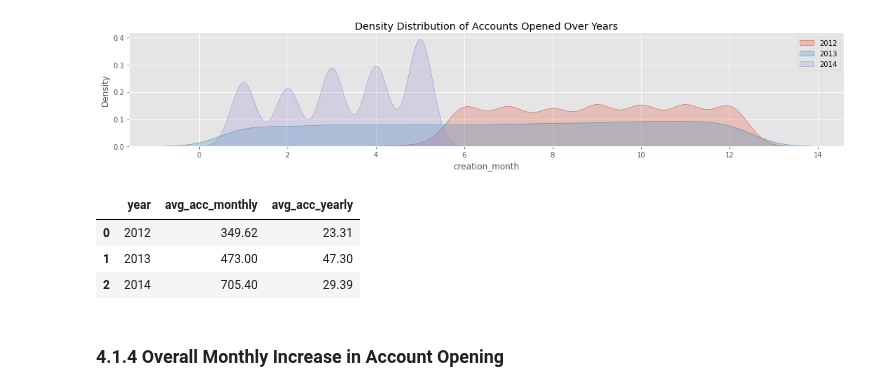
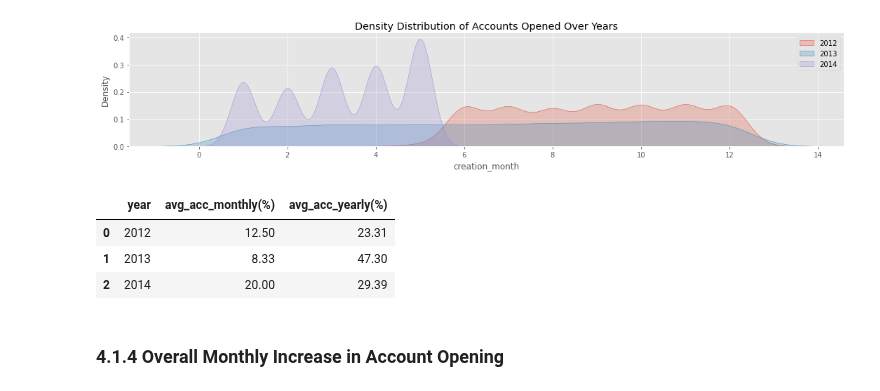
Before and after one commit to Jeyramana/GUVI_Assignments, a Jupyter notebook: Assignment_3/user.ipynb, the cells around one changed output. Cells and saved outputs as stored; diff of their text form; code cells hidden in the pictures.

Commit message:
account creation analysis observation done

```diff
--- a/Assignment_3/user.ipynb
+++ b/Assignment_3/user.ipynb
@@ -583,24 +583,27 @@ plt.show()
 # %%
 # Year 2012
 avg_acc_12 = df_2012.accounts_opened.sum()/df_2012.index.nunique()
+avg_acc_12 = avg_acc_12/df_2012.accounts_opened.sum() *100
 avg_acc_y12 = df_2012.accounts_opened.sum()/df1.shape[0] * 100
 # Year 2013
 avg_acc_13 = df_2013.accounts_opened.sum()/df_2013.index.nunique()
+avg_acc_13 = avg_acc_13/df_2013.accounts_opened.sum() *100
 avg_acc_y13 = df_2013.accounts_opened.sum()/df1.shape[0] * 100
 # Year 2014
 avg_acc_14 = df_2014.accounts_opened.sum()/df_2014.index.nunique()
+avg_acc_14 = avg_acc_14/df_2014.accounts_opened.sum() *100
 avg_acc_y14 = df_2014.accounts_opened.sum()/df1.shape[0] * 100
 
 avg_acc_mon = [avg_acc_12, avg_acc_13, avg_acc_14]
 avg_acc_year = [avg_acc_y12, avg_acc_y13, avg_acc_y14]
 
 total_average = pd.DataFrame({'year' : [2012, 2013, 2014],
-                             'avg_acc_monthly': avg_acc_mon,
-                             'avg_acc_yearly': avg_acc_year})
+                             'avg_acc_monthly(%)': avg_acc_mon,
+                             'avg_acc_yearly(%)': avg_acc_year})
 total_average.round(2)
 # %% [output]
-|  | year | avg_acc_monthly | avg_acc_yearly |
-| 0 | 2012 | 349.62 | 23.31 |
-| 1 | 2013 | 473.00 | 47.30 |
-| 2 | 2014 | 705.40 | 29.39 |
+|  | year | avg_acc_monthly(%) | avg_acc_yearly(%) |
+| 0 | 2012 | 12.50 | 23.31 |
+| 1 | 2013 | 8.33 | 47.30 |
+| 2 | 2014 | 20.00 | 29.39 |
 # %%
```
Also changed, not shown: parts of 6 cells of this notebook.
